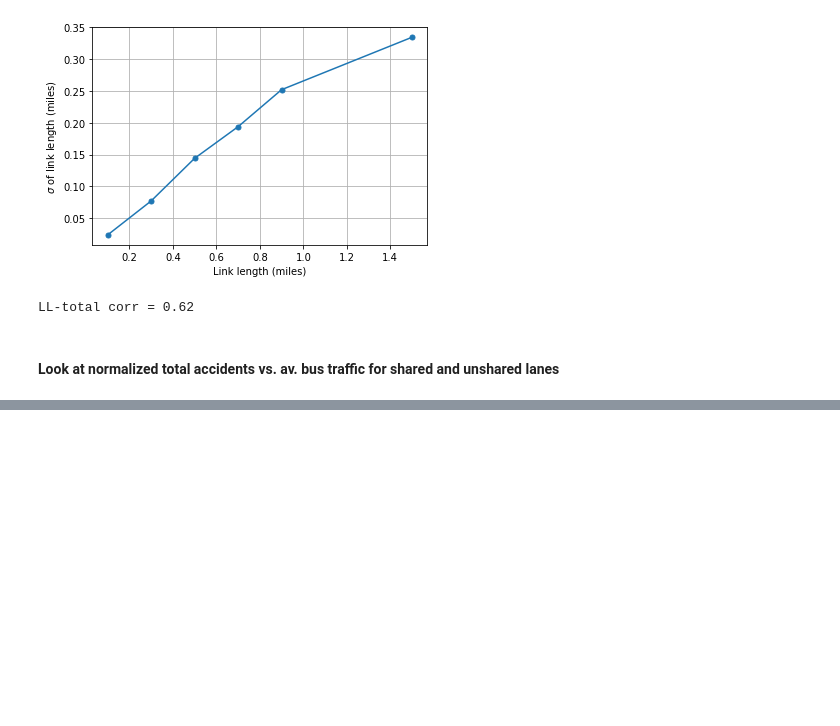
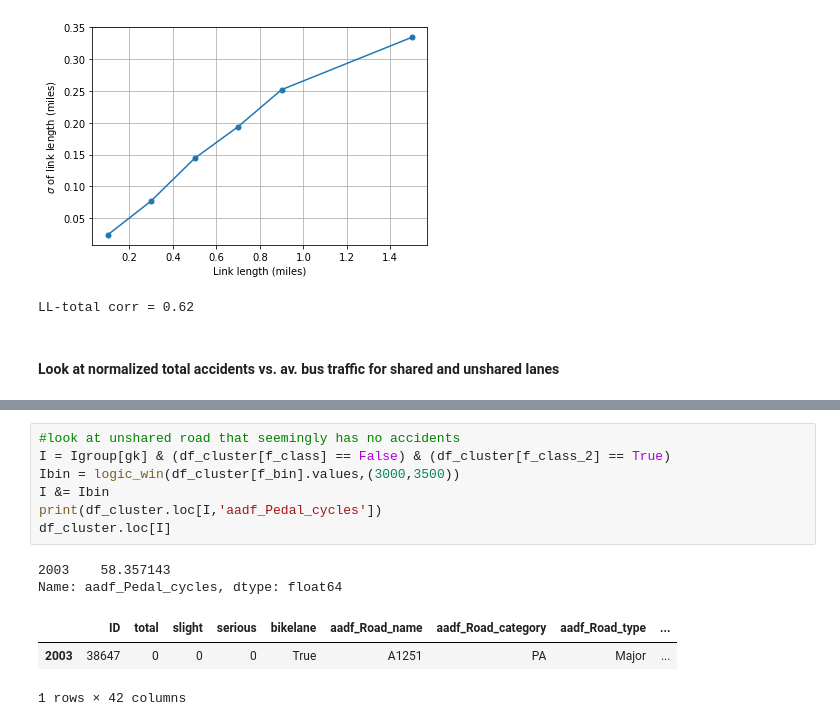
Before and after one commit to dtuthill/erdos_project, a Jupyter notebook: Greg_Analysis/kmeans_SharedBusLanes.ipynb, the cells around one changed output, grey strips where cells are left out. Cells and saved outputs as stored; diff of their text form; blank space fills up the shorter version.

```diff
--- a/Greg_Analysis/kmeans_SharedBusLanes.ipynb
+++ b/Greg_Analysis/kmeans_SharedBusLanes.ipynb
@@ -454,0 +473,13 @@ plt.show()
+# %%
+#look at unshared road that seemingly has no accidents
+I = Igroup[gk] & (df_cluster[f_class] == False) & (df_cluster[f_class_2] == True)
+Ibin = logic_win(df_cluster[f_bin].values,(3000,3500))
+I &= Ibin
+print(df_cluster.loc[I,'aadf_Pedal_cycles'])
+df_cluster.loc[I]
+# %% [output]
+2003    58.357143
+Name: aadf_Pedal_cycles, dtype: float64
+|  | ID | total | slight | serious | bikelane | aadf_Road_name | aadf_Road_category | aadf_Road_type | ... |
+| 2003 | 38647 | 0 | 0 | 0 | True | A1251 | PA | Major | ... |
+1 rows × 42 columns
```
Also changed, not shown: parts of 4 cells of this notebook, 2 other files.
